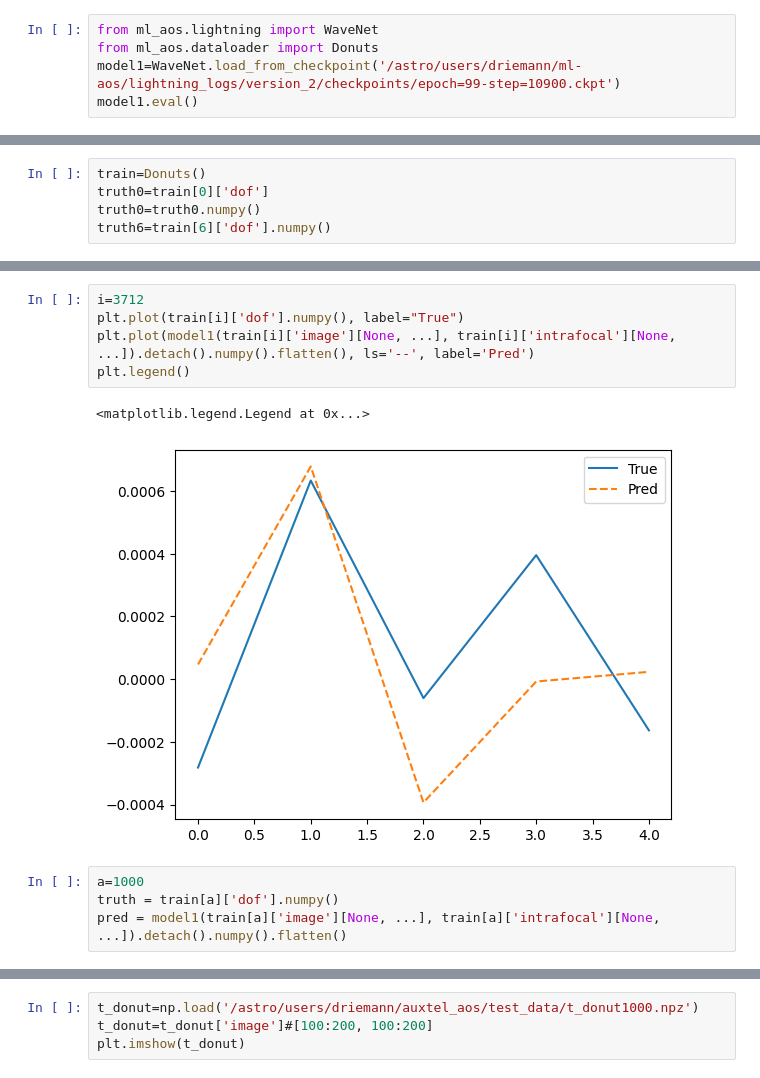
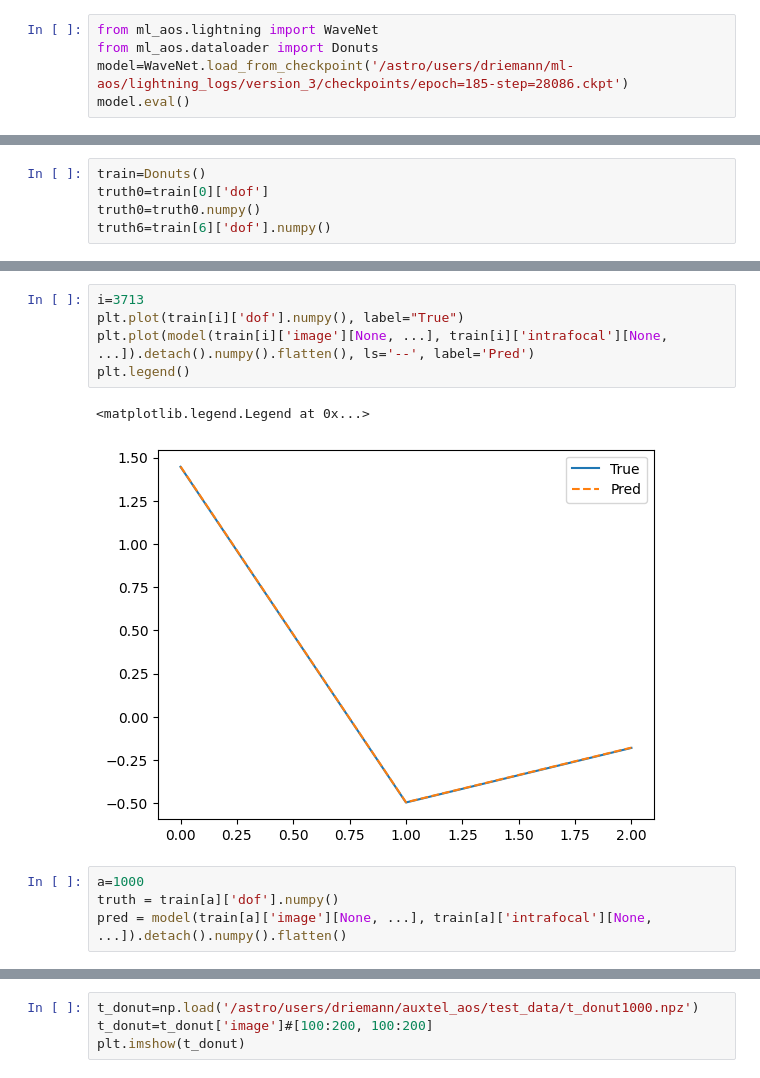
Before and after one commit to Driemann/ml-aos, a Jupyter notebook: notebooks/ML Tester.ipynb, the cells around one changed output, grey strips where cells are left out. Saved outputs shown, nothing was run; the diff lists cells and outputs as text.

```diff
--- a/notebooks/ML Tester.ipynb
+++ b/notebooks/ML Tester.ipynb
@@ -29,8 +29,8 @@ plt.show()
 # %%
 from ml_aos.lightning import WaveNet
 from ml_aos.dataloader import Donuts
-model1=WaveNet.load_from_checkpoint('/astro/users/driemann/ml-aos/lightning_logs/version_2/checkpoints/epoch=99-step=10900.ckpt')
-model1.eval()
+model=WaveNet.load_from_checkpoint('/astro/users/driemann/ml-aos/lightning_logs/version_3/checkpoints/epoch=185-step=28086.ckpt')
+model.eval()
 # %% [output]
 WaveNet(
   (donut_net): DonutNet(
@@ -90,15 +90,15 @@ print(losses[idx])
 # %%
-i=3712
+i=3713
 plt.plot(train[i]['dof'].numpy(), label="True")
-plt.plot(model1(train[i]['image'][None, ...], train[i]['intrafocal'][None, ...]).detach().numpy().flatten(), ls='--', label='Pred')
+plt.plot(model(train[i]['image'][None, ...], train[i]['intrafocal'][None, ...]).detach().numpy().flatten(), ls='--', label='Pred')
 plt.legend()
 # %% [output]
 <matplotlib.legend.Legend at 0x...>
-[figure, old version]
+[figure, new version]
 # %%
 a=1000
 truth = train[a]['dof'].numpy()
-pred = model1(train[a]['image'][None, ...], train[a]['intrafocal'][None, ...]).detach().numpy().flatten()
+pred = model(train[a]['image'][None, ...], train[a]['intrafocal'][None, ...]).detach().numpy().flatten()
 # %%
 truth
 # %% [output]
```
Also changed, not shown: parts of 11 cells of this notebook, 7 other files.
